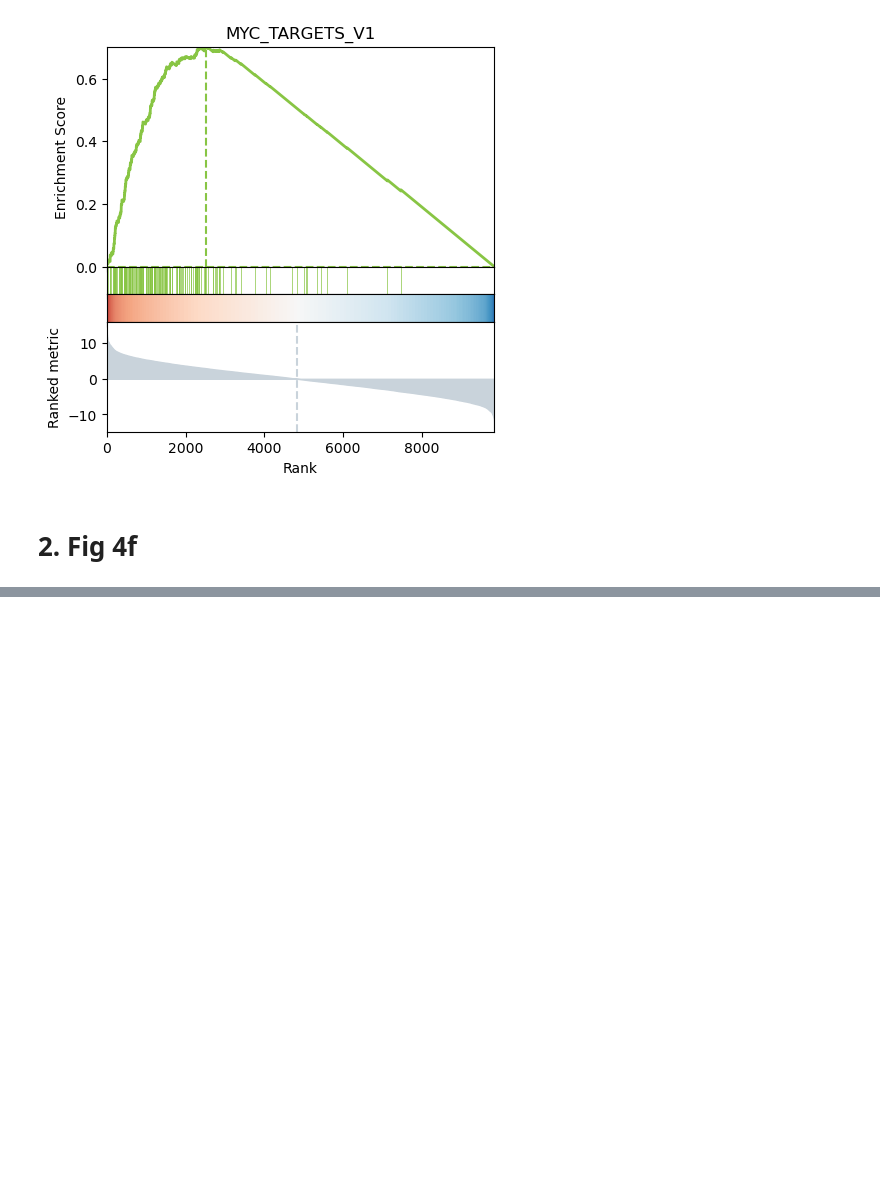
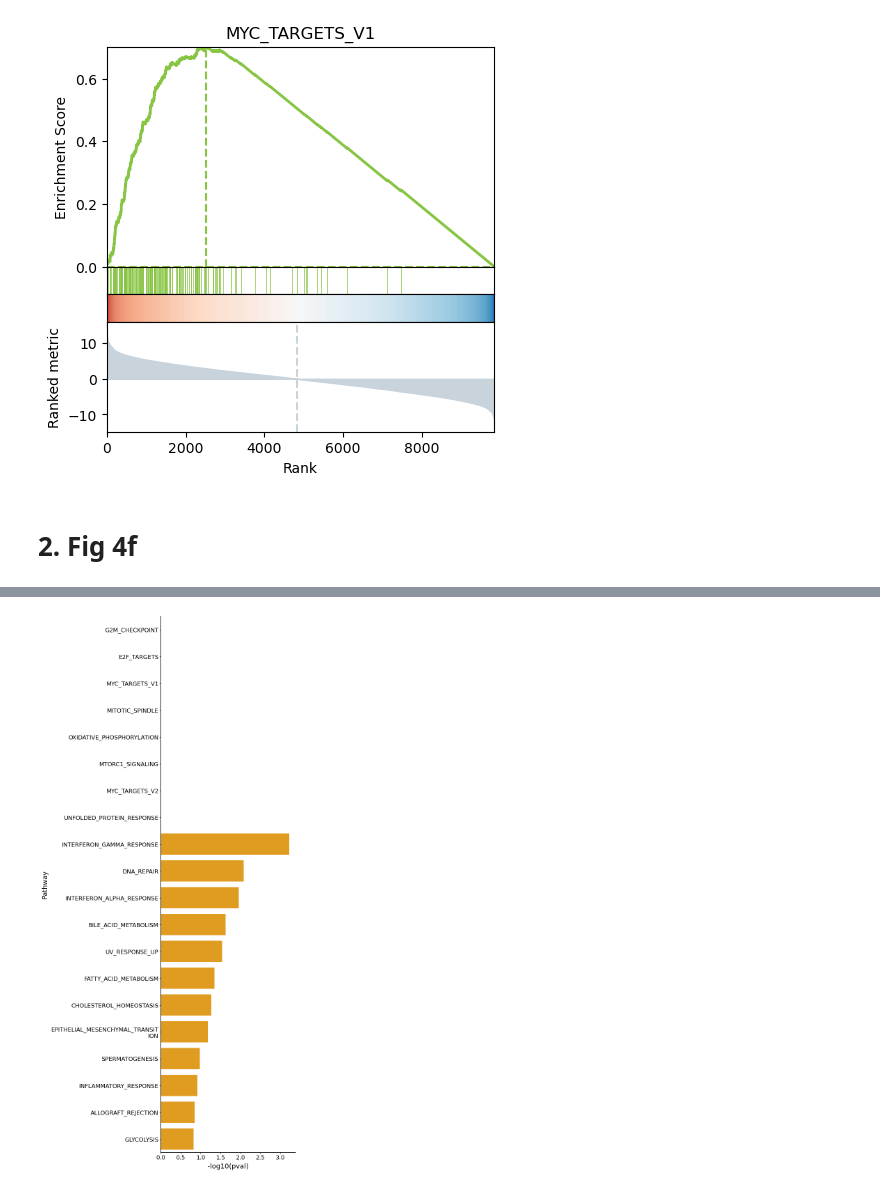
Before and after one commit to JiehoonKwak/IDHmt_glioma_science_notebooks, a Jupyter notebook: notebook/06_deg.ipynb, the cells around one changed output, grey strips where cells are left out. Drawn from its saved outputs; the diff is of its cells as text; code cells hidden in the pictures; blank space fills up the shorter version.

```diff
--- a/notebook/06_deg.ipynb
+++ b/notebook/06_deg.ipynb
@@ -344,0 +347,12 @@ dc.plot_running_score(
+# %%
+geneset_size = hm.groupby('geneset').size()
+gsea_genesets = geneset_size.index[(geneset_size > 15) & (geneset_size < 500)]
+
+t_stats = sigs[['stat']].copy()
+t_stats.rename(columns = {'stat': 'scores'}, inplace = True)
+
+scores, norm, pvals = dc.run_gsea(t_stats.T, hm[hm.geneset.isin(gsea_genesets)], source = 'geneset', target='genesymbol', seed = seed, times = 100000, min_n = 15)
+
+gsea_results = pd.concat({"score" : scores.T, "norm" : norm.T, "pval" : pvals.T}, axis = 1).droplevel(1, axis = 1).sort_values('pval')
+epsilon = np.finfo(float).tiny  # Or use 1e-308
+gsea_results['-log10(pval)'] = -np.log10(gsea_results.pval + epsilon)
@@ -344,0 +380,16 @@ dc.plot_running_score(
+# %%
+import textwrap
+
+def wrap_labels(ax, width):
+    labels = [textwrap.fill(label.get_text(), width) for label in ax.get_yticklabels()]
+    ax.set_yticklabels(labels, rotation=0, ha='right')
+
+with mplscience.style_context():
+    plt.figure(figsize = (5, 20))
+    ax = sns.barplot(gsea_results.head(20), x = '-log10(pval)', y = gsea_results.head(20).index, color = 'orange')
+    wrap_labels(ax, 30)
+    plt.xlabel('-log10(pval)')
+    plt.ylabel('Pathway')
+    plt.show()
+# %% [output]
+[figure, added]
```
Also changed, not shown: parts of 9 cells of this notebook, 4 other files.
